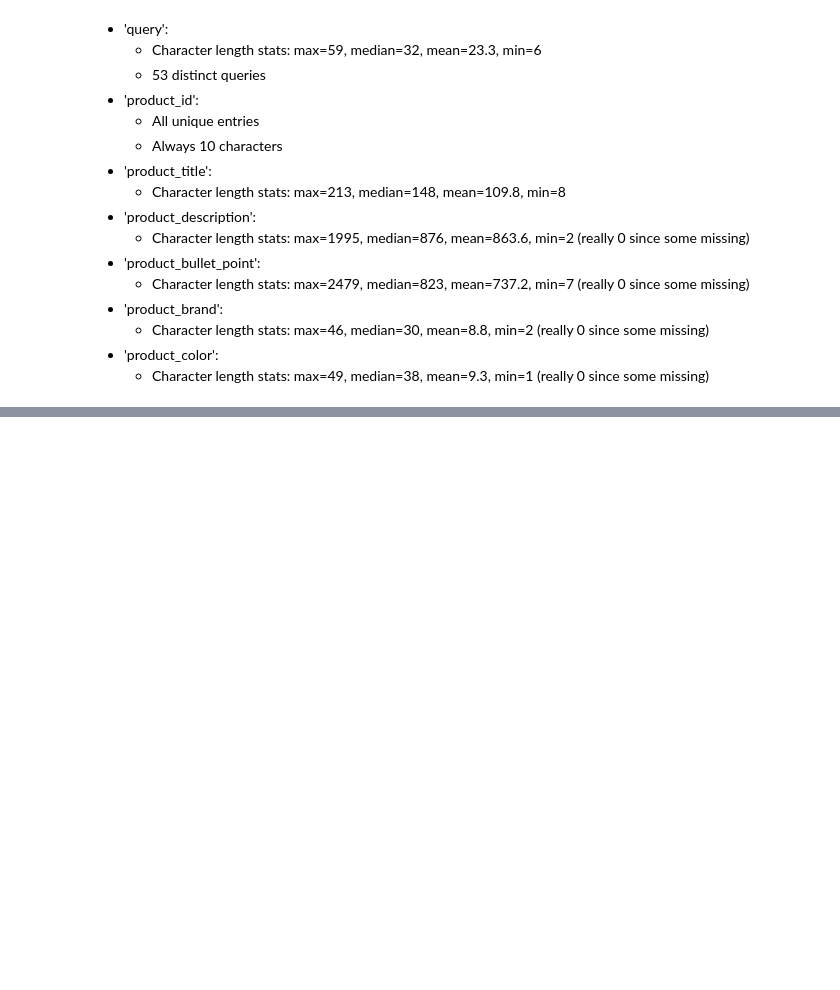
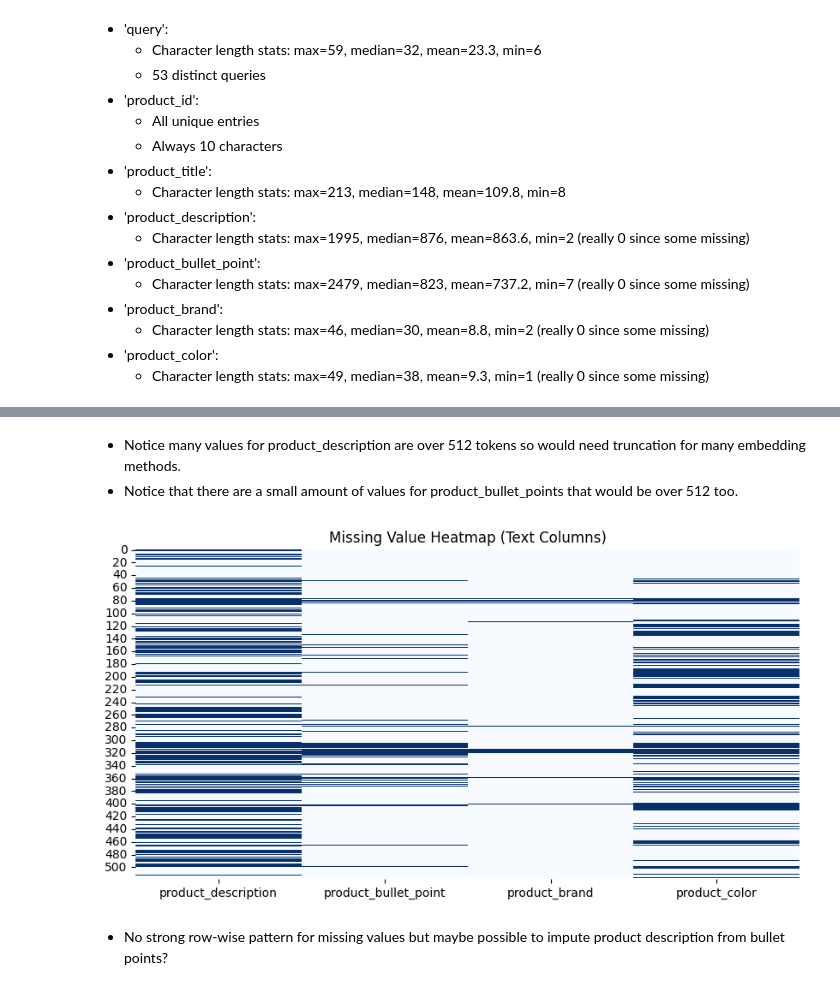
Before and after one commit to schellrw/semantic-search, a Jupyter notebook: notebooks/01_data_exploration.ipynb, the cells around one changed output, grey strips where cells are left out. Drawn from its saved outputs; the diff is of its cells as text; code cells hidden in the pictures; blank space fills up the shorter version.

```diff
--- a/notebooks/01_data_exploration.ipynb
+++ b/notebooks/01_data_exploration.ipynb
@@ -600,0 +671,14 @@ df.to_csv("../data/processed/df.csv", index=False)
+# %% [markdown]
+* Notice many values for product_description are over 512 tokens so would need truncation for many embedding methods.
+* Notice that there are a small amount of values for product_bullet_points that would be over 512 too.
+# %%
+# Is there patterns in the missing data?
+heatmap_cols = [col for col in text_columns if col != 'product_title']
+plt.figure(figsize=(10, 5))
+sns.heatmap(df[heatmap_cols].isnull(), cbar=False, cmap='Blues')
+plt.title("Missing Value Heatmap (Text Columns)")
+plt.show()
+# %% [output]
+[figure, added]
+# %% [markdown]
+* No strong row-wise pattern for missing values but maybe possible to impute product description from bullet points?
```
Also changed, not shown: parts of 14 cells of this notebook.
